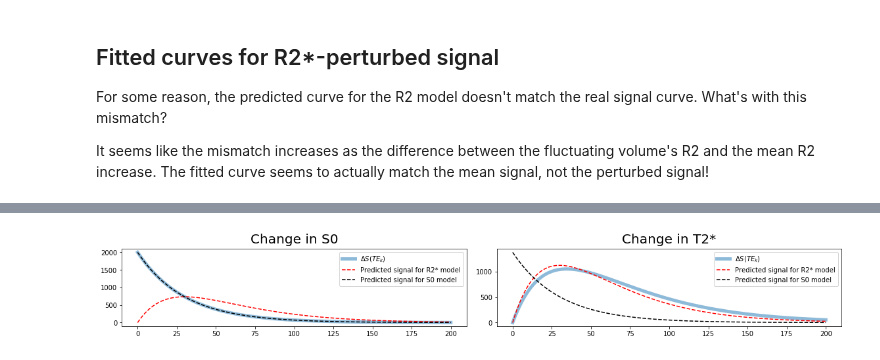
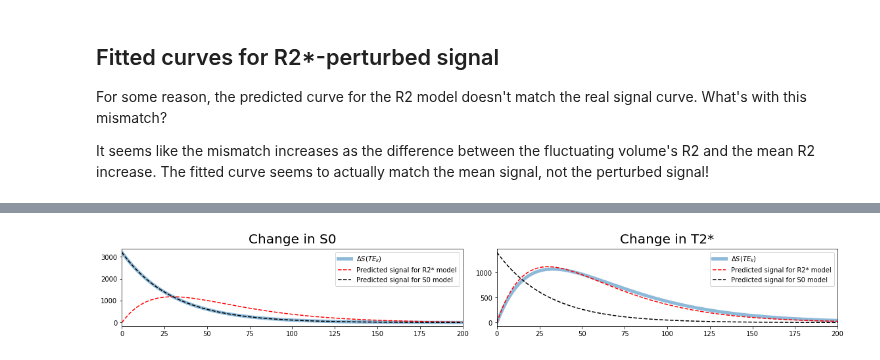
Before and after one commit to ME-ICA/tedana, a Jupyter notebook: docs/_static/tedana_plot_decay.ipynb, the cells around one changed output, grey strips where cells are left out. Saved outputs shown, nothing was run; the diff lists cells and outputs as text; code cells hidden in the pictures.

```diff
--- a/docs/_static/tedana_plot_decay.ipynb
+++ b/docs/_static/tedana_plot_decay.ipynb
@@ -34,20 +76,22 @@ echo_times = np.arange(0, 201, 1)
 # dan's TEs
 #echo_times = np.array([15.4, 29.7, 44.0, 58.3, 72.6])
 
-mean_s0 = 10000
+mean_s0 = 16000
 mean_t2s = 30
-s02 = 12000
-t2s2 = 40
 
-mean_sig = pred_signal_monoexponential(echo_times, mean_s0, mean_t2s)
+frac = 0.2
+s02 = mean_s0 + (mean_s0 * frac)
+t2s2 = mean_t2s + (mean_t2s * frac)
+
+mean_sig = np.squeeze(pred_signal(echo_times, mean_s0, mean_t2s))
 
 # Signal with fluctuating S0
-sig2 = pred_signal_monoexponential(echo_times, s02, mean_t2s)
+sig2 = np.squeeze(pred_signal(echo_times, s02, mean_t2s))
 d_sig2 = sig2 - mean_sig
 dt_sig2 = d_sig2 / ((sig2 + mean_sig) / 2.)
 
 # Signal with fluctuating T2*
-sig3 = pred_signal_monoexponential(echo_times, mean_s0, t2s2)
+sig3 = np.squeeze(pred_signal(echo_times, mean_s0, t2s2))
 d_sig3 = sig3 - mean_sig
 dt_sig3 = d_sig3 / ((sig3 + mean_sig) / 2.)
 # %% [markdown]
@@ -246,32 +304,34 @@ Kappa: 12491.108984702205
 # %%
 fig, axes = plt.subplots(1, 2, figsize=(16, 2.5))
 
 axes[0].set_title('Change in S0', fontsize=20, y=1.02)
-axes[0].plot(echo_times, d_sig2, label='${\Delta}S(TE_k)$',
+axes[0].plot(echo_times, d_sig2, label='${\\Delta}S(TE_k)$',
              linewidth=5, alpha=0.5)
 axes[0].plot(echo_times, np.squeeze(pred_R2_2),
              label='Predicted signal for R2* model',
              linestyle='--', color='red')
 axes[0].plot(echo_times, np.squeeze(pred_S0_2),
              label='Predicted signal for S0 model',
              linestyle='--', color='black')
+axes[0].set_xlim(0, np.max(echo_times))
 legend = axes[0].legend()
 
 axes[1].set_title('Change in T2*', fontsize=20, y=1.02)
-axes[1].plot(echo_times, d_sig3, label='${\Delta}S(TE_k)$',
+axes[1].plot(echo_times, d_sig3, label='${\\Delta}S(TE_k)$',
              linewidth=5, alpha=0.5)
 axes[1].plot(echo_times, np.squeeze(pred_R2_3),
              label='Predicted signal for R2* model',
              linestyle='--', color='red')
 axes[1].plot(echo_times, np.squeeze(pred_S0_3),
              label='Predicted signal for S0 model',
              linestyle='--', color='black')
+axes[1].set_xlim(0, np.max(echo_times))
 legend = axes[1].legend()
 
 fig.tight_layout()
-fig.savefig('model_fits.png', dpi=400)
+fig.savefig('b02_model_fits.png', dpi=400)
 # %% [output]
-[figure, old version]
+[figure, new version]
 # %%
 # lstsq gives same result as model fit method by kundu, which is great to see
 x, res, rank, sing = np.linalg.lstsq(X2, B, rcond=None)
```
Also changed, not shown: parts of 12 cells of this notebook, 44 other files.
